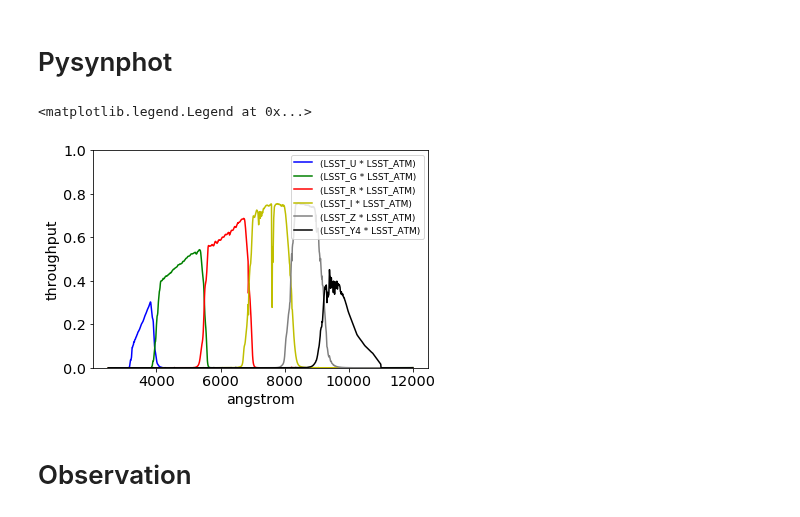
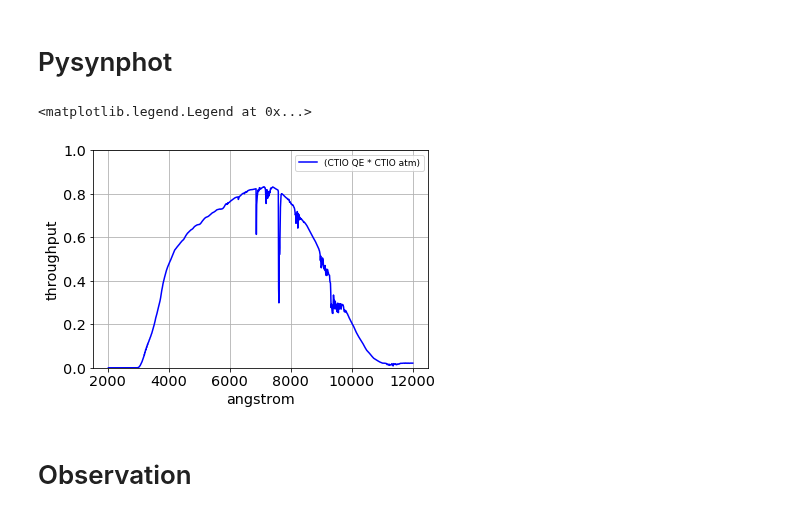
Before and after one commit to sylvielsstfr/CTIOAnaJun2017, a Jupyter notebook: spectrumsim/SED_CALSPEC_Atm_CTIOTel.ipynb, the cells around one changed output. Cells and saved outputs as stored; diff of their text form; code cells hidden in the pictures.

```diff
--- a/spectrumsim/SED_CALSPEC_Atm_CTIOTel.ipynb
+++ b/spectrumsim/SED_CALSPEC_Atm_CTIOTel.ipynb
@@ -224,10 +217,2 @@ plt.savefig("atm-transm.png")
 # %% [markdown]
 # Pysynphot
-# %%
-bp_u = S.ArrayBandpass(wl_u*10.,tot_u, name='LSST_U')
-bp_g = S.ArrayBandpass(wl_g*10.,tot_g, name='LSST_G')
-bp_r = S.ArrayBandpass(wl_r*10,tot_r, name='LSST_R')
-bp_i = S.ArrayBandpass(wl_i*10.,tot_i, name='LSST_I')
-bp_z = S.ArrayBandpass(wl_z*10.,tot_z, name='LSST_Z')
-bp_y4 = S.ArrayBandpass(wl_y4*10,tot_y4, name='LSST_Y4')
-bp_atm= S.ArrayBandpass(wl_atm*10.,tr_atm, name='LSST_ATM')
@@ -248,17 +219,19 @@ bp_y4_atm.binning=10.
+# %%
+bp_ctio = S.ArrayBandpass(wl_qe*10.,tr_qe, name='CTIO QE')
+# %%
+bp_ctio_atm = bp_ctio*bp_atm
+# %%
+bp_ctio_atm.binning=10.
 # %%
-plt.plot(bp_u_atm.wave, bp_u_atm.throughput, 'b')
-plt.plot(bp_g_atm.wave, bp_g_atm.throughput, 'g')
-plt.plot(bp_r_atm.wave, bp_r_atm.throughput, 'r')
-plt.plot(bp_i_atm.wave, bp_i_atm.throughput, 'y')
-plt.plot(bp_z_atm.wave, bp_z_atm.throughput, color='grey')
-plt.plot(bp_y4_atm.wave, bp_y4_atm.throughput,'k')
+plt.plot(bp_ctio_atm.wave, bp_ctio_atm.throughput, 'b')
+plt.grid()
 plt.ylim(0, 1.)
-plt.xlabel(bp_u_atm.waveunits)
+plt.xlabel(bp_ctio_atm.waveunits)
 plt.ylabel('throughput')
-plt.legend([bp_u_atm.name, bp_g_atm.name,bp_r_atm.name, bp_i_atm.name,bp_z_atm.name, bp_y4_atm.name], loc=1,fontsize=9)
+plt.legend([bp_ctio_atm.name], loc=1,fontsize=9)
 # %% [output]
 <matplotlib.legend.Legend at 0x...>
-[figure, old version]
+[figure, new version]
 # %% [markdown]
 # Observation
 # %%
```
Also changed, not shown: parts of 37 cells of this notebook, 1 other file.
